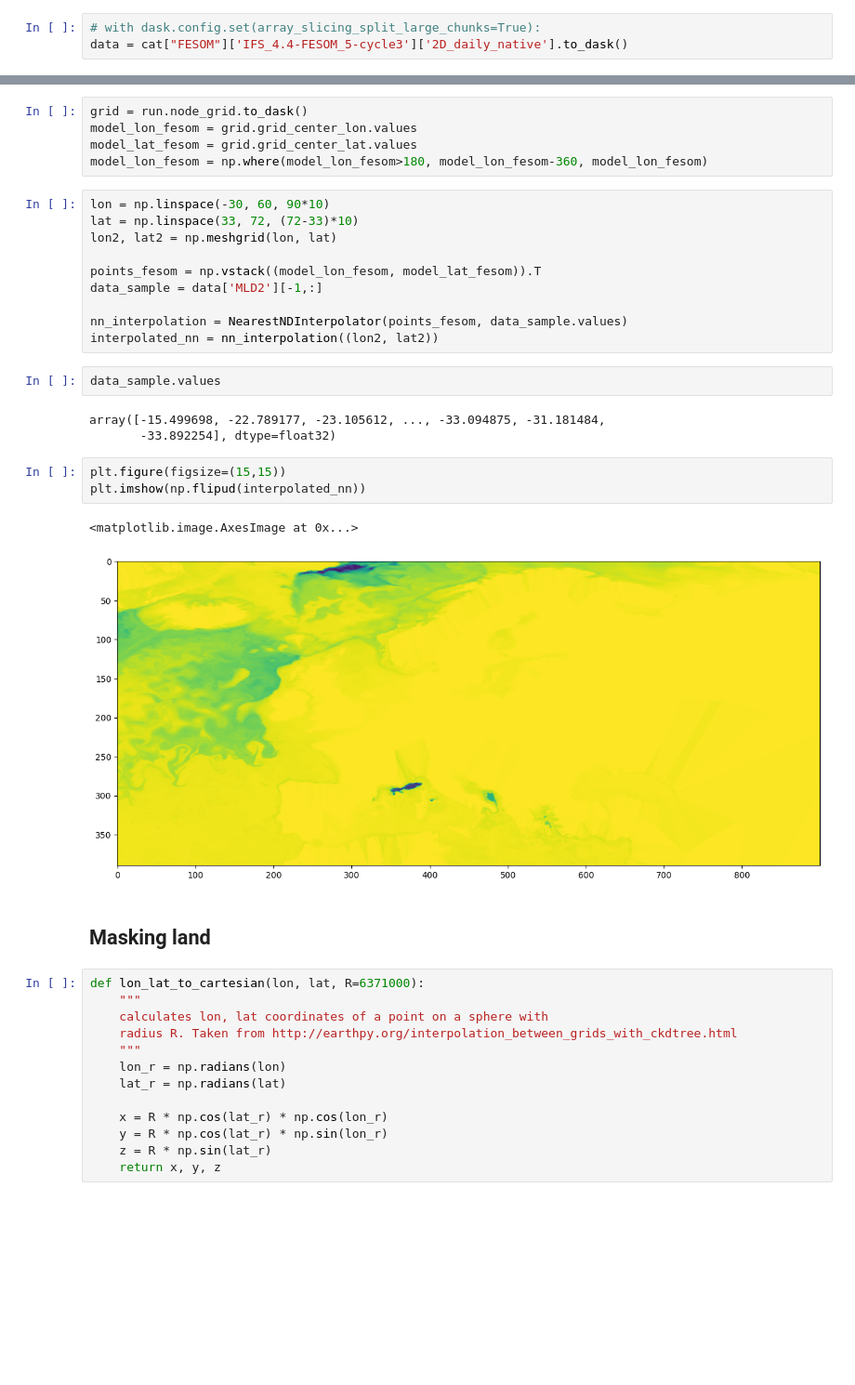
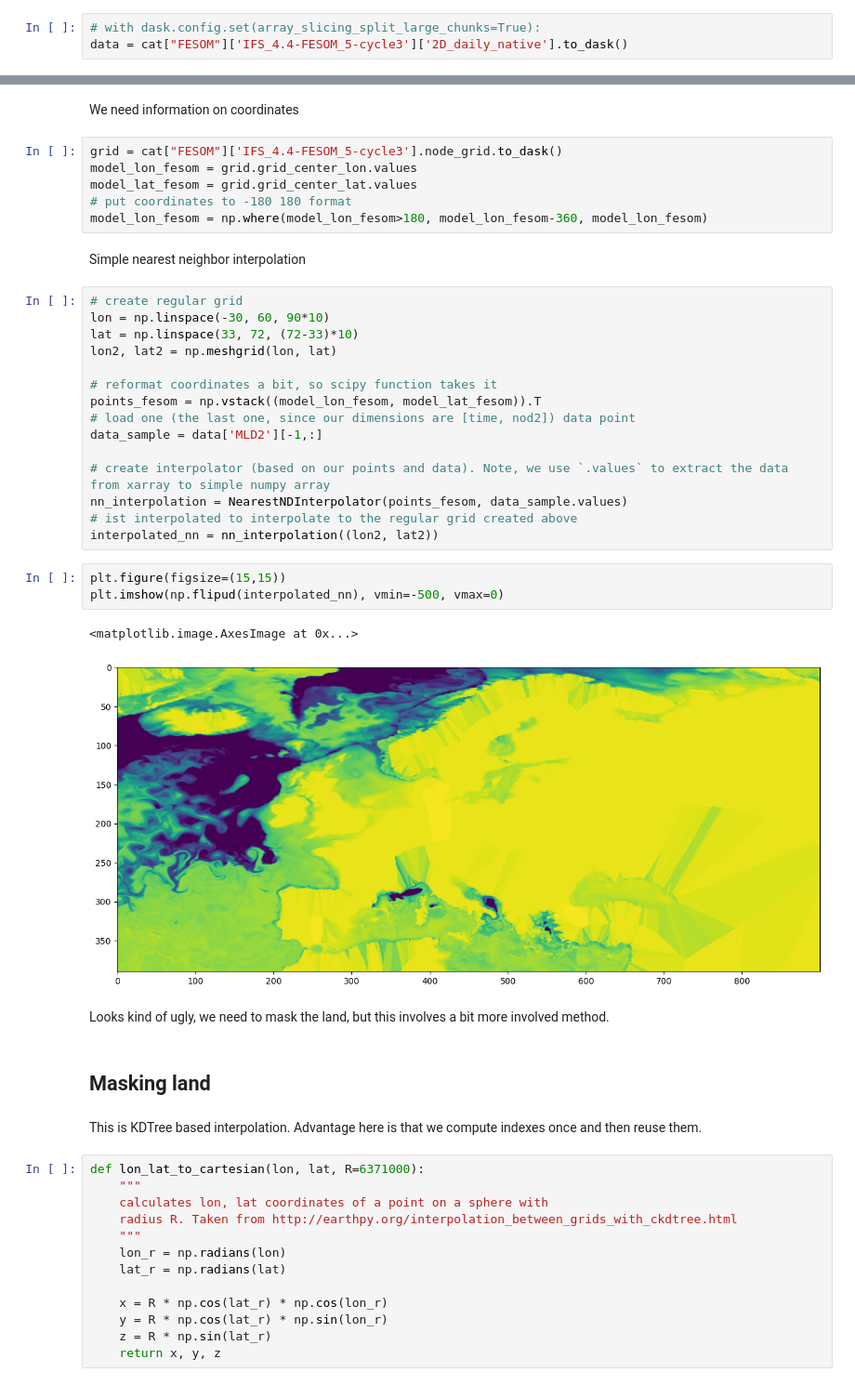
Before and after one commit to eerie-project/EERIE_hackathon_2023, a Jupyter notebook: IFS_FESOM/FESOM/STARTHERE_FESOM.ipynb, the cells around one changed output, grey strips where cells are left out. Shown at 93% size. Saved outputs shown, nothing was run; the diff lists cells and outputs as text; blank space fills up the shorter version.

Commit message:
update FESOM example and README

```diff
--- a/IFS_FESOM/FESOM/STARTHERE_FESOM.ipynb
+++ b/IFS_FESOM/FESOM/STARTHERE_FESOM.ipynb
@@ -82,34 +82,43 @@ Data variables: (12/13)
     FESOM_opt_visc:                      5
     FESOM_use_wsplit:                    -1
     FESOM_autorotate_back_to_geo:        -1
+# %% [markdown]
+We need information on coordinates
 # %%
-grid = run.node_grid.to_dask()
+grid = cat["FESOM"]['IFS_4.4-FESOM_5-cycle3'].node_grid.to_dask()
 model_lon_fesom = grid.grid_center_lon.values
 model_lat_fesom = grid.grid_center_lat.values
+# put coordinates to -180 180 format
 model_lon_fesom = np.where(model_lon_fesom>180, model_lon_fesom-360, model_lon_fesom)
+# %% [markdown]
+Simple nearest neighbor interpolation
 # %%
+# create regular grid
 lon = np.linspace(-30, 60, 90*10)
 lat = np.linspace(33, 72, (72-33)*10)
 lon2, lat2 = np.meshgrid(lon, lat)
 
+# reformat coordinates a bit, so scipy function takes it
 points_fesom = np.vstack((model_lon_fesom, model_lat_fesom)).T
+# load one (the last one, since our dimensions are [time, nod2]) data point
 data_sample = data['MLD2'][-1,:]
 
+# create interpolator (based on our points and data). Note, we use `.values` to extract the data from xarray to simple numpy array
 nn_interpolation = NearestNDInterpolator(points_fesom, data_sample.values)
+# ist interpolated to interpolate to the regular grid created above
 interpolated_nn = nn_interpolation((lon2, lat2))
-# %%
-data_sample.values
-# %% [output]
-array([-15.499698, -22.789177, -23.105612, ..., -33.094875, -31.181484,
-       -33.892254], dtype=float32)
 # %%
 plt.figure(figsize=(15,15))
-plt.imshow(np.flipud(interpolated_nn))
+plt.imshow(np.flipud(interpolated_nn), vmin=-500, vmax=0)
 # %% [output]
 <matplotlib.image.AxesImage at 0x...>
-[figure, old version]
+[figure, new version]
+# %% [markdown]
+Looks kind of ugly, we need to mask the land, but this involves a bit more involved method.
 # %% [markdown]
 ## Masking land
+# %% [markdown]
+This is KDTree based interpolation. Advantage here is that we compute indexes once and then reuse them.
 # %%
 def lon_lat_to_cartesian(lon, lat, R=6371000):
     """
```
Also changed, not shown: parts of 6 cells of this notebook, 1 other file.
